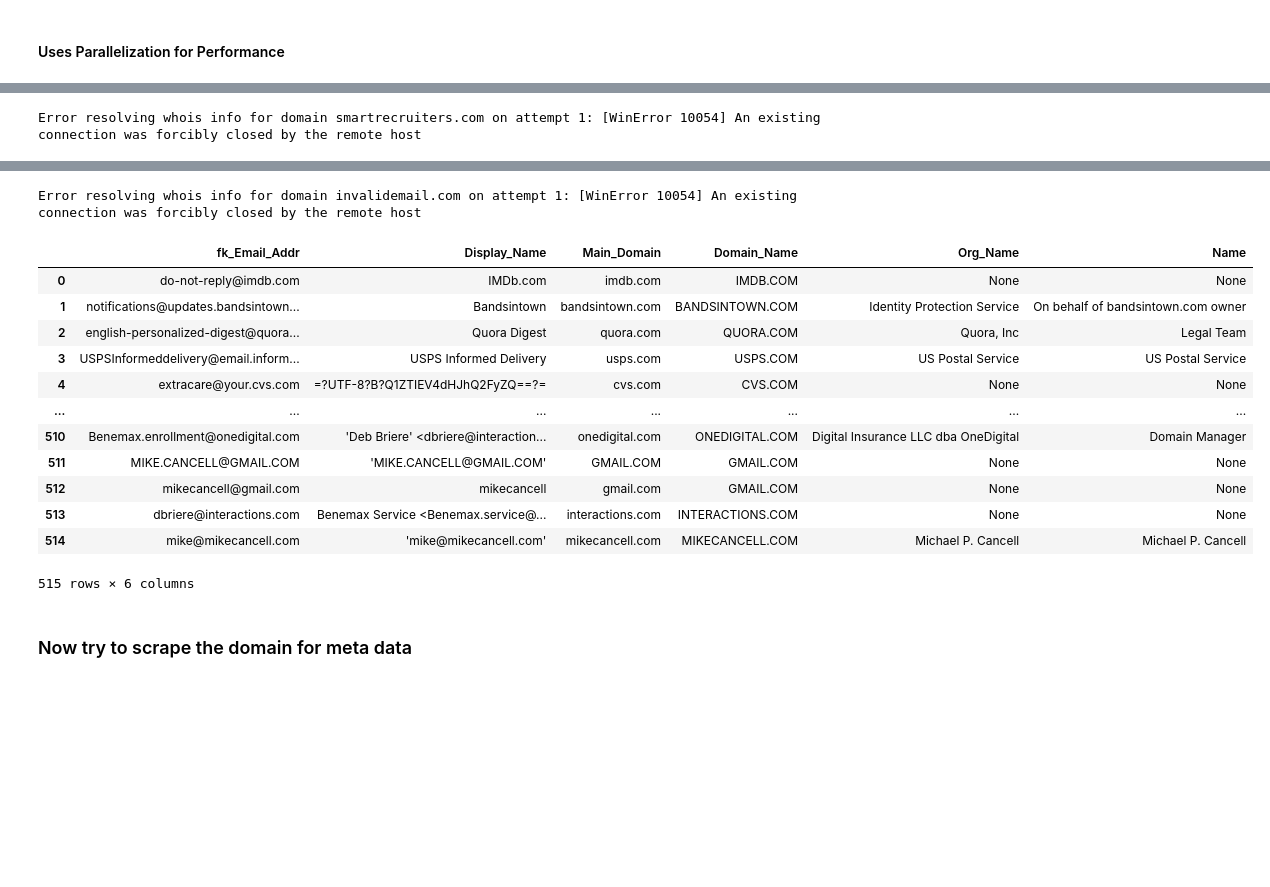
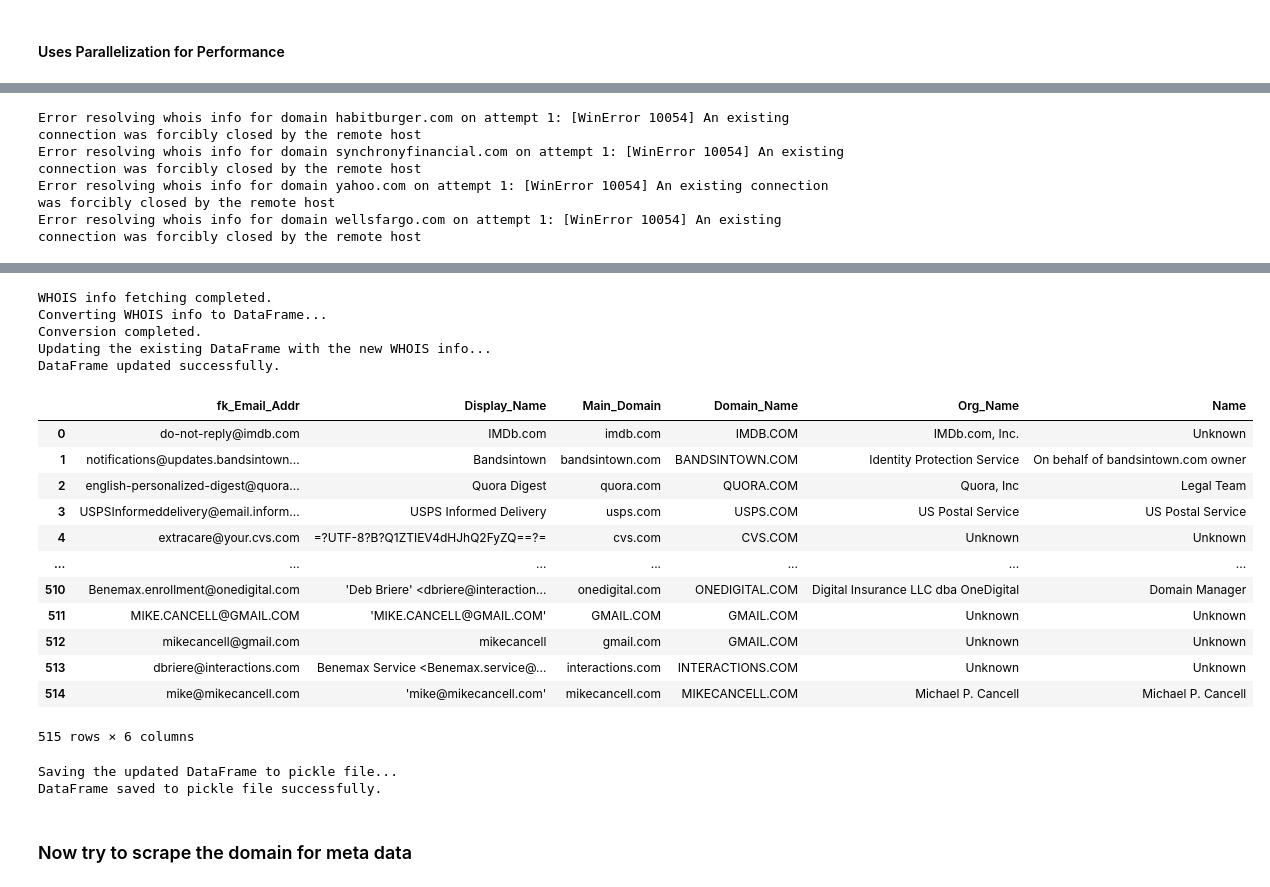
Before and after one commit to mcancell/Py-ETL-Notebook, a Jupyter notebook: Datasets/Emails/Transform/CleanTransform.ipynb, the cells around one changed output, grey strips where cells are left out. Drawn from its saved outputs; the diff is of its cells as text; code cells hidden in the pictures; blank space fills up the shorter version.

```diff
--- a/Datasets/Emails/Transform/CleanTransform.ipynb
+++ b/Datasets/Emails/Transform/CleanTransform.ipynb
@@ -402,6 +402,30 @@ from tqdm import tqdm
 from concurrent.futures import ThreadPoolExecutor
 import time
 import pandas as pd
+import os
+import pickle
+
+# Load the existing df_email_addresses_dim DataFrame from the pickle file if it exists
+pickle_path = '../.pickles/df_email_addresses_dim.pkl'
+if os.path.exists(pickle_path):
+    print("Loading existing df_email_addresses_dim DataFrame from pickle file...")
+    with open(pickle_path, 'rb') as f:
+        df_email_addresses_dim = pickle.load(f)
+    print("DataFrame loaded successfully.")
+else:
+    print("Pickle file not found. A new pickle file will be created after data is retrieved.")
+    # Initialize the DataFrame with necessary columns if pickle file is not found
+    df_email_addresses_dim = df_email_addresses_dim.assign(
+        Domain_Name='Unknown',
+        Org_Name='Unknown',
+        Name='Unknown'
+    )
+
+# Ensure the necessary columns are present in the DataFrame
+required_columns = ['Domain_Name', 'Org_Name', 'Name']
+for col in required_columns:
+    if col not in df_email_addresses_dim.columns:
+        df_email_addresses_dim[col] = 'Unknown'
 
 # Function to get detailed information from main domain using whois with retry mechanism
 def get_whois_info(main_domain, retries=3, delay=5):
@@ -423,27 +447,45 @@ def get_whois_info(main_domain, retries=3, delay=5):
         'Name': 'Unknown'
     }
 
+# Filter domains that need whois info
+print("Filtering domains that need whois info...")
+domains_to_process = df_email_addresses_dim[df_email_addresses_dim['Domain_Name'] == 'Unknown']['Main_Domain']
+print(f"Found {len(domains_to_process)} domains to process.")
+total_domains = len(df_email_addresses_dim)
+skipped_domains = total_domains - len(domains_to_process)
+print(f"Total domains: {total_domains}")
+print(f"Skipped domains (already have WHOIS info): {skipped_domains}")
+
 # Function to apply get_whois_info in parallel
 def fetch_whois_info(domains):
     whois_info_list = []
     with ThreadPoolExecutor(max_workers=10) as executor:
-        results = list(tqdm(executor.map(get_whois_info, domains), total=len(domains)))
+        results = list(tqdm(executor.map(get_whois_info, domains), total=len(domains), desc="Fetching WHOIS info"))
     for result in results:
         whois_info_list.append(result)
     return whois_info_list
 
-# Apply the function to the 'Main_Domain' column with progress indicator
-whois_info = fetch_whois_info(df_email_addresses_dim['Main_Domain'])
+# Apply the function to the filtered domains with progress indicator
+print("Starting to fetch WHOIS info in parallel...")
+whois_info = fetch_whois_info(domains_to_process)
+print("WHOIS info fetching completed.")
 
 # Convert the list of dictionaries to a DataFrame
-whois_info_df = pd.DataFrame(whois_info)
+print("Converting WHOIS info to DataFrame...")
+whois_info_df = pd.DataFrame(whois_info, index=domains_to_process.index)
+print("Conversion completed.")
 
-# Concatenate the whois info DataFrame with the email addresses dimension DataFrame
-df_email_addresses_dim = pd.concat([df_email_addresses_dim, whois_info_df], axis=1)
+# Update the existing DataFrame with the new whois info
+print("Updating the existing DataFrame with the new WHOIS info...")
+df_email_addresses_dim.update(whois_info_df)
+print("DataFrame updated successfully.")
 
 # Display the updated DataFrame
 display(df_email_addresses_dim)
+
 # Save the updated df_email_addresses_dim DataFrame to a pickle file
-with open('../.pickles/df_email_addresses_dim.pkl', 'wb') as f:
+print("Saving the updated DataFrame to pickle file...")
+with open(pickle_path, 'wb') as f:
     pickle.dump(df_email_addresses_dim, f)
+print("DataFrame saved to pickle file successfully.")
 # %% [output]
@@ -456 +499,4 @@ Error resolving whois info for domain yahoo.com on attempt 2: [WinError 10054] A
-Error resolving whois info for domain smartrecruiters.com on attempt 1: [WinError 10054] An existing connection was forcibly closed by the remote host
+Error resolving whois info for domain habitburger.com on attempt 1: [WinError 10054] An existing connection was forcibly closed by the remote host
+Error resolving whois info for domain synchronyfinancial.com on attempt 1: [WinError 10054] An existing connection was forcibly closed by the remote host
+Error resolving whois info for domain yahoo.com on attempt 1: [WinError 10054] An existing connection was forcibly closed by the remote host
+Error resolving whois info for domain wellsfargo.com on attempt 1: [WinError 10054] An existing connection was forcibly closed by the remote host
@@ -458,17 +504,23 @@ Error resolving whois info for domain smartrecruiters.com on attempt 1: [WinErro
-Error resolving whois info for domain invalidemail.com on attempt 1: [WinError 10054] An existing connection was forcibly closed by the remote host
+WHOIS info fetching completed.
+Converting WHOIS info to DataFrame...
+Conversion completed.
+Updating the existing DataFrame with the new WHOIS info...
+DataFrame updated successfully.
 |  | fk_Email_Addr | Display_Name | Main_Domain | Domain_Name | Org_Name | Name |
-| 0 | do-not-reply@imdb.com | IMDb.com | imdb.com | IMDB.COM | None | None |
+| 0 | do-not-reply@imdb.com | IMDb.com | imdb.com | IMDB.COM | IMDb.com, Inc. | Unknown |
 | 1 | notifications@updates.bandsintown... | Bandsintown | bandsintown.com | BANDSINTOWN.COM | Identity Protection Service | On behalf of bandsintown.com owner |
 | 2 | english-personalized-digest@quora... | Quora Digest | quora.com | QUORA.COM | Quora, Inc | Legal Team |
 | 3 | USPSInformeddelivery@email.inform... | USPS Informed Delivery | usps.com | USPS.COM | US Postal Service | US Postal Service |
-| 4 | extracare@your.cvs.com | =?UTF-8?B?Q1ZTIEV4dHJhQ2FyZQ==?= | cvs.com | CVS.COM | None | None |
+| 4 | extracare@your.cvs.com | =?UTF-8?B?Q1ZTIEV4dHJhQ2FyZQ==?= | cvs.com | CVS.COM | Unknown | Unknown |
 | ... | ... | ... | ... | ... | ... | ... |
 | 510 | Benemax.enrollment@onedigital.com | 'Deb Briere' <dbriere@interaction... | onedigital.com | ONEDIGITAL.COM | Digital Insurance LLC dba OneDigital | Domain Manager |
-| 511 | MIKE.CANCELL@GMAIL.COM | 'MIKE.CANCELL@GMAIL.COM' | GMAIL.COM | GMAIL.COM | None | None |
-| 512 | mikecancell@gmail.com | mikecancell | gmail.com | GMAIL.COM | None | None |
-| 513 | dbriere@interactions.com | Benemax Service <Benemax.service@... | interactions.com | INTERACTIONS.COM | None | None |
+| 511 | MIKE.CANCELL@GMAIL.COM | 'MIKE.CANCELL@GMAIL.COM' | GMAIL.COM | GMAIL.COM | Unknown | Unknown |
+| 512 | mikecancell@gmail.com | mikecancell | gmail.com | GMAIL.COM | Unknown | Unknown |
+| 513 | dbriere@interactions.com | Benemax Service <Benemax.service@... | interactions.com | INTERACTIONS.COM | Unknown | Unknown |
 | 514 | mike@mikecancell.com | 'mike@mikecancell.com' | mikecancell.com | MIKECANCELL.COM | Michael P. Cancell | Michael P. Cancell |
 515 rows × 6 columns
+Saving the updated DataFrame to pickle file...
+DataFrame saved to pickle file successfully.
 # %% [markdown]
 ### Now try to scrape the domain for meta data
 # %%
```
Also changed, not shown: parts of 2 cells of this notebook, 2 other files.
